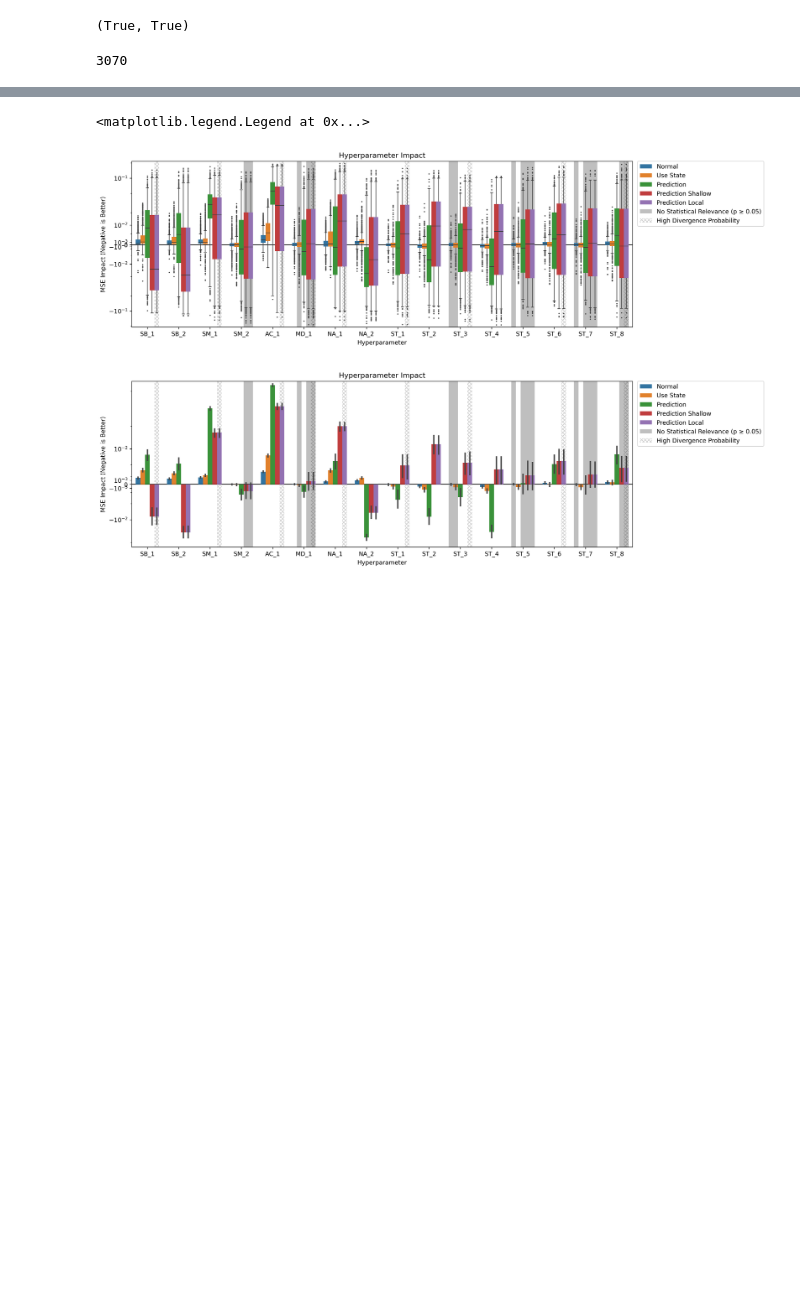
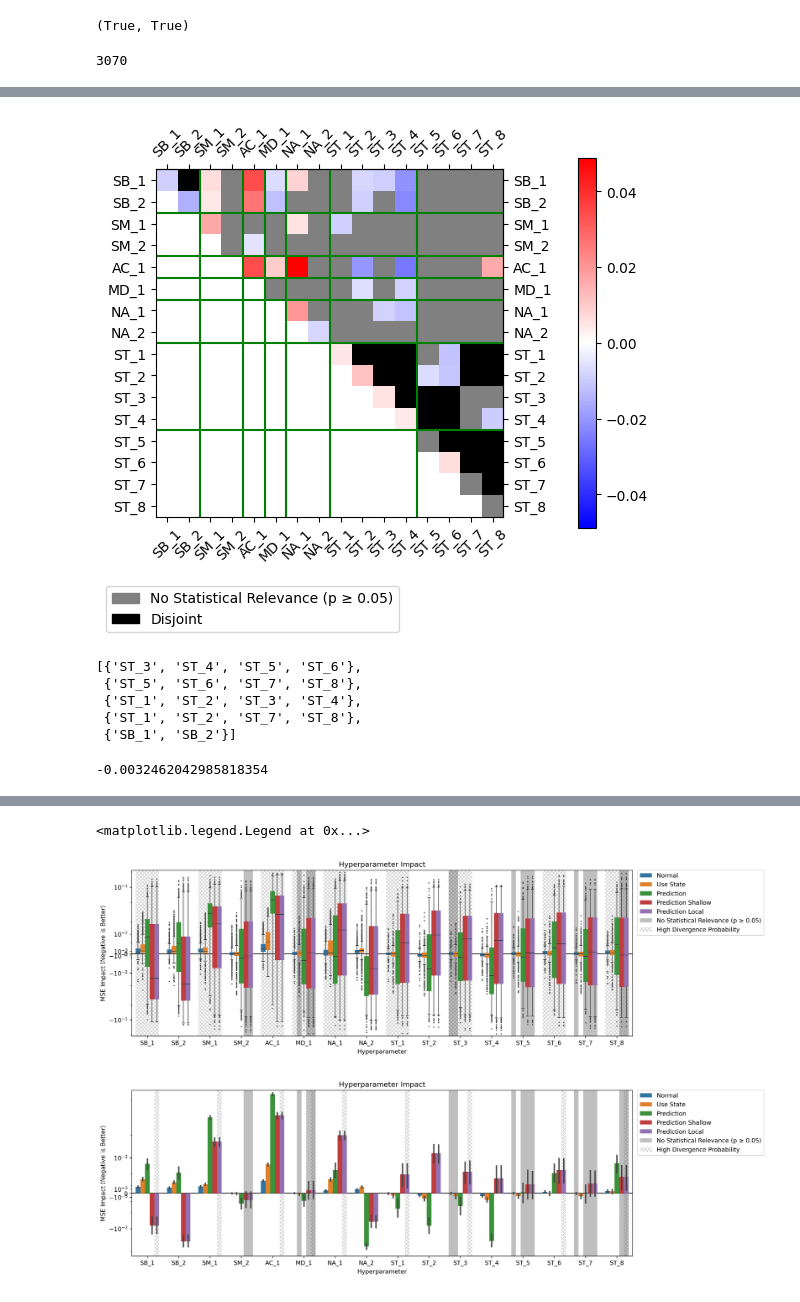
Before and after one commit to H-IAAC/WorldMachine, a Jupyter notebook: dev/toy1d_experiments/configutation_test_stats.ipynb, the cells around one changed output, grey strips where cells are left out. Cells and saved outputs as stored; diff of their text form; code cells hidden in the pictures; blank space fills up the shorter version.

Commit message:
Experiment1 joint stats

```diff
--- a/dev/toy1d_experiments/configutation_test_stats.ipynb
+++ b/dev/toy1d_experiments/configutation_test_stats.ipynb
@@ -192,0 +358,78 @@ for v in variables:
+# %%
+disjoint_groups
+
+disjoint_mask = np.zeros_like(joint_impact)
+
+for dg in disjoint_groups:
+    dg = list(dg)
+    for i in range(len(dg)):
+        for j in range(i+1, len(dg)):
+            var_i = variables.index(dg[i])
+            var_j = variables.index(dg[j])
+
+            disjoint_mask[var_i, var_j] = 1
+            disjoint_mask[var_j, var_i] = 1
+# %%
+for i in range(len(variables)):
+    for j in range(len(variables)):
+        joint_impact[j,i]=joint_impact[i,j]
+        joint_impact_pvalue[j,i] = joint_impact_pvalue[i,j]
+# %%
+
+import matplotlib.patches as mpatches
+
+ji_img = plt.imshow(joint_impact,  cmap="bwr", vmin=-range_limit, vmax=range_limit)
+plt.colorbar(ji_img, pad=0.15)
+
+plt.imshow(0.5*np.ones_like(joint_impact), alpha=(joint_impact_pvalue>=0.05).astype(np.float32), vmin=0, vmax=1, cmap="gray")
+plt.imshow(np.zeros_like(joint_impact), alpha=disjoint_mask, vmin=0, vmax=1, cmap="gray")
+
+pvalue_patch = mpatches.Patch(color='gray', label="No Statistical Relevance (p ≥ 0.05)")
+disjoint_patch = mpatches.Patch(color='black', label="Disjoint")
+plt.legend(handles=[pvalue_patch, disjoint_patch], bbox_to_anchor=(0.7, -0.2), borderaxespad=0)
+
+ax = plt.gca()
+ax.set_xticks(np.arange(0, len(variables), 1), variables, rotation=45)
+ax.set_yticks(np.arange(0, len(variables), 1), variables, rotation=0)
+#ax.tick_params(labeltop=True, labelright=True)
+
+ax2 = ax.secondary_yaxis("right")
+ax2.set_yticks(np.arange(0, len(variables), 1), variables, rotation=0)
+
+ax2 = ax.secondary_xaxis("top")
+ax2.set_xticks(np.arange(0, len(variables), 1), variables, rotation=45)
+
+inf_mask = np.tri(len(variables), len(variables), -1)
+plt.imshow(inf_mask, alpha=inf_mask, cmap="gray", vmin=0, vmax=1)
+
+divisor_color="green"
+plt.hlines(1.5, -0.5, len(variables)-0.5, color=divisor_color)
+plt.hlines(3.5, -0.5, len(variables)-0.5, color=divisor_color)
+plt.hlines(4.5, -0.5, len(variables)-0.5, color=divisor_color)
+plt.hlines(5.5, -0.5, len(variables)-0.5, color=divisor_color)
+plt.hlines(7.5, -0.5, len(variables)-0.5, color=divisor_color)
+plt.hlines(11.5, -0.5, len(variables)-0.5, color=divisor_color)
+
+plt.vlines(1.5, -0.5, len(variables)-0.5, color=divisor_color)
+plt.vlines(3.5, -0.5, len(variables)-0.5, color=divisor_color)
+plt.vlines(4.5, -0.5, len(variables)-0.5, color=divisor_color)
+plt.vlines(5.5, -0.5, len(variables)-0.5, color=divisor_color)
+plt.vlines(7.5, -0.5, len(variables)-0.5, color=divisor_color)
+plt.vlines(11.5, -0.5, len(variables)-0.5, color=divisor_color)
+
+
+plt.show()
+# %% [output]
+[figure, added]
+# %%
+disjoint_groups
+# %% [output]
+[{'ST_3', 'ST_4', 'ST_5', 'ST_6'},
+ {'ST_5', 'ST_6', 'ST_7', 'ST_8'},
+ {'ST_1', 'ST_2', 'ST_3', 'ST_4'},
+ {'ST_1', 'ST_2', 'ST_7', 'ST_8'},
+ {'SB_1', 'SB_2'}]
+# %%
+joint_impact[0,4]
+# %% [output]
+-0.0032462042985818354
```
Also changed, not shown: parts of 21 cells of this notebook, 1 other file.
